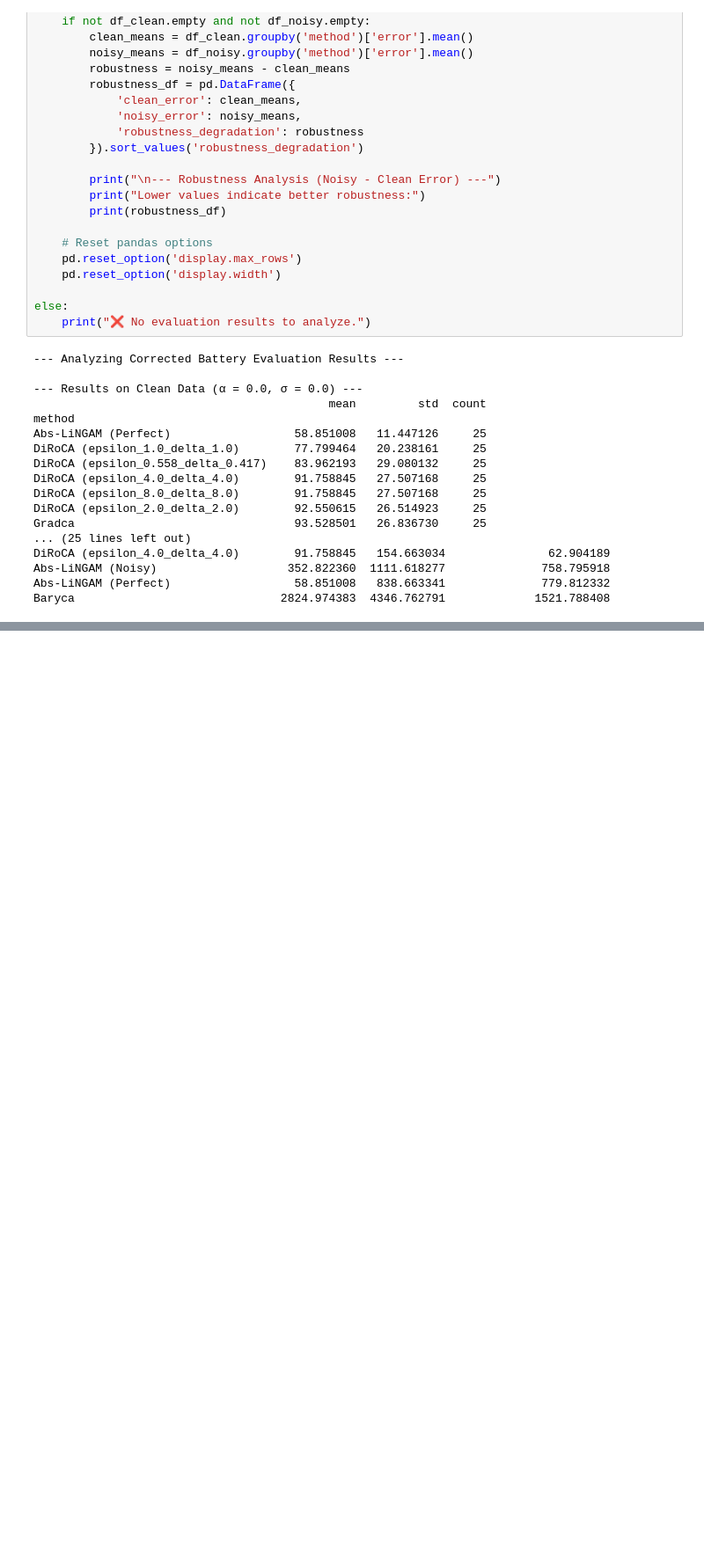
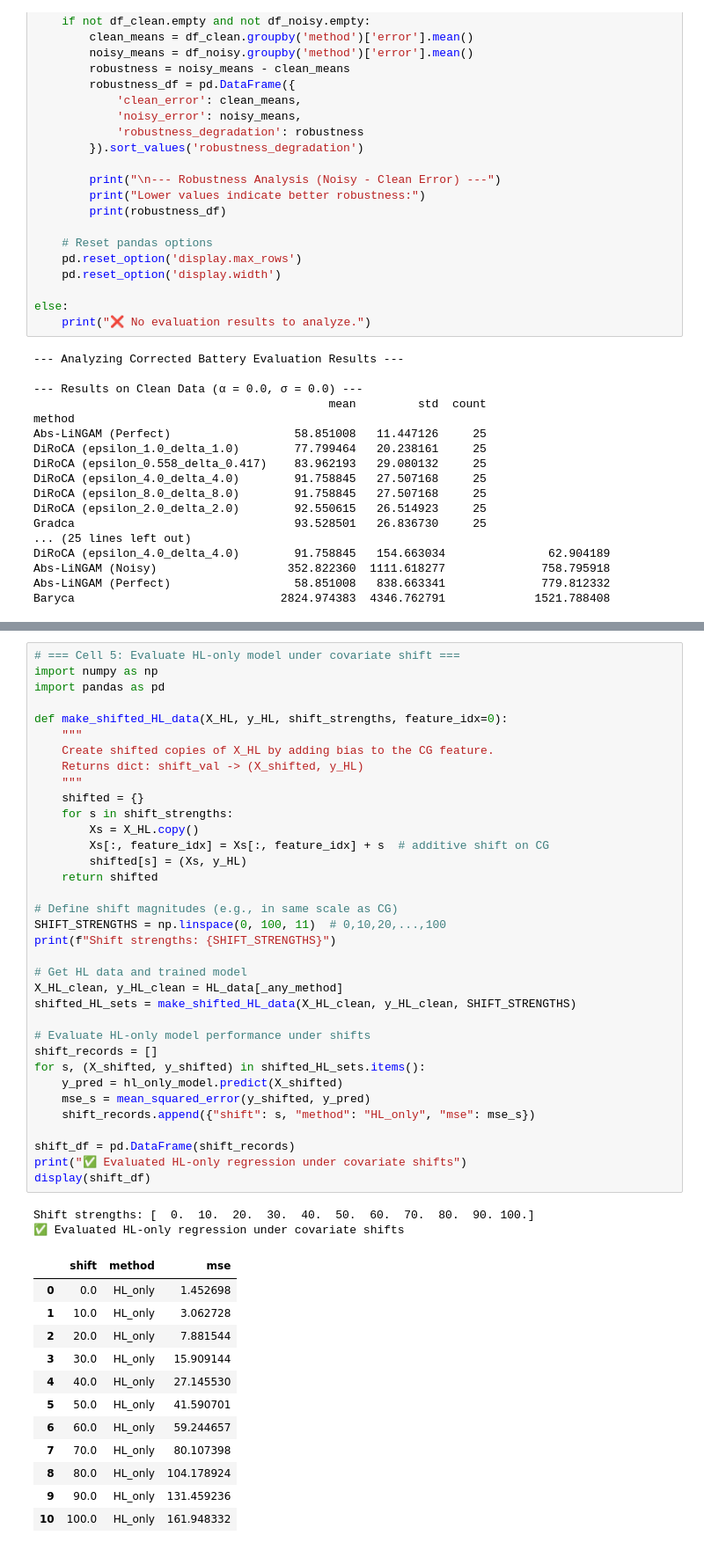
Before and after one commit to yfelekis/GenDiroca, a Jupyter notebook: battery_evaluation.ipynb, the cells around one changed output, grey strips where cells are left out. Shown at 88% size. Cells and saved outputs as stored; diff of their text form; blank space fills up the shorter version.

```diff
--- a/battery_evaluation.ipynb
+++ b/battery_evaluation.ipynb
@@ -691,0 +1042,50 @@ Baryca                              2824.974383  4346.762791             1521.78
+# %%
+# === Cell 5: Evaluate HL-only model under covariate shift ===
+import numpy as np
+import pandas as pd
+
+def make_shifted_HL_data(X_HL, y_HL, shift_strengths, feature_idx=0):
+    """
+    Create shifted copies of X_HL by adding bias to the CG feature.
+    Returns dict: shift_val -> (X_shifted, y_HL)
+    """
+    shifted = {}
+    for s in shift_strengths:
+        Xs = X_HL.copy()
+        Xs[:, feature_idx] = Xs[:, feature_idx] + s  # additive shift on CG
+        shifted[s] = (Xs, y_HL)
+    return shifted
+
+# Define shift magnitudes (e.g., in same scale as CG)
+SHIFT_STRENGTHS = np.linspace(0, 100, 11)  # 0,10,20,...,100
+print(f"Shift strengths: {SHIFT_STRENGTHS}")
+
+# Get HL data and trained model
+X_HL_clean, y_HL_clean = HL_data[_any_method]
+shifted_HL_sets = make_shifted_HL_data(X_HL_clean, y_HL_clean, SHIFT_STRENGTHS)
+
+# Evaluate HL-only model performance under shifts
+shift_records = []
+for s, (X_shifted, y_shifted) in shifted_HL_sets.items():
+    y_pred = hl_only_model.predict(X_shifted)
+    mse_s = mean_squared_error(y_shifted, y_pred)
+    shift_records.append({"shift": s, "method": "HL_only", "mse": mse_s})
+
+shift_df = pd.DataFrame(shift_records)
+print("✅ Evaluated HL-only regression under covariate shifts")
+display(shift_df)
+# %% [output]
+Shift strengths: [  0.  10.  20.  30.  40.  50.  60.  70.  80.  90. 100.]
+✅ Evaluated HL-only regression under covariate shifts
+|  | shift | method | mse |
+| 0 | 0.0 | HL_only | 1.452698 |
+| 1 | 10.0 | HL_only | 3.062728 |
+| 2 | 20.0 | HL_only | 7.881544 |
+| 3 | 30.0 | HL_only | 15.909144 |
+| 4 | 40.0 | HL_only | 27.145530 |
+| 5 | 50.0 | HL_only | 41.590701 |
+| 6 | 60.0 | HL_only | 59.244657 |
+| 7 | 70.0 | HL_only | 80.107398 |
+| 8 | 80.0 | HL_only | 104.178924 |
+| 9 | 90.0 | HL_only | 131.459236 |
+| 10 | 100.0 | HL_only | 161.948332 |
```
Also changed, not shown: parts of 9 cells of this notebook, 4 other files.
